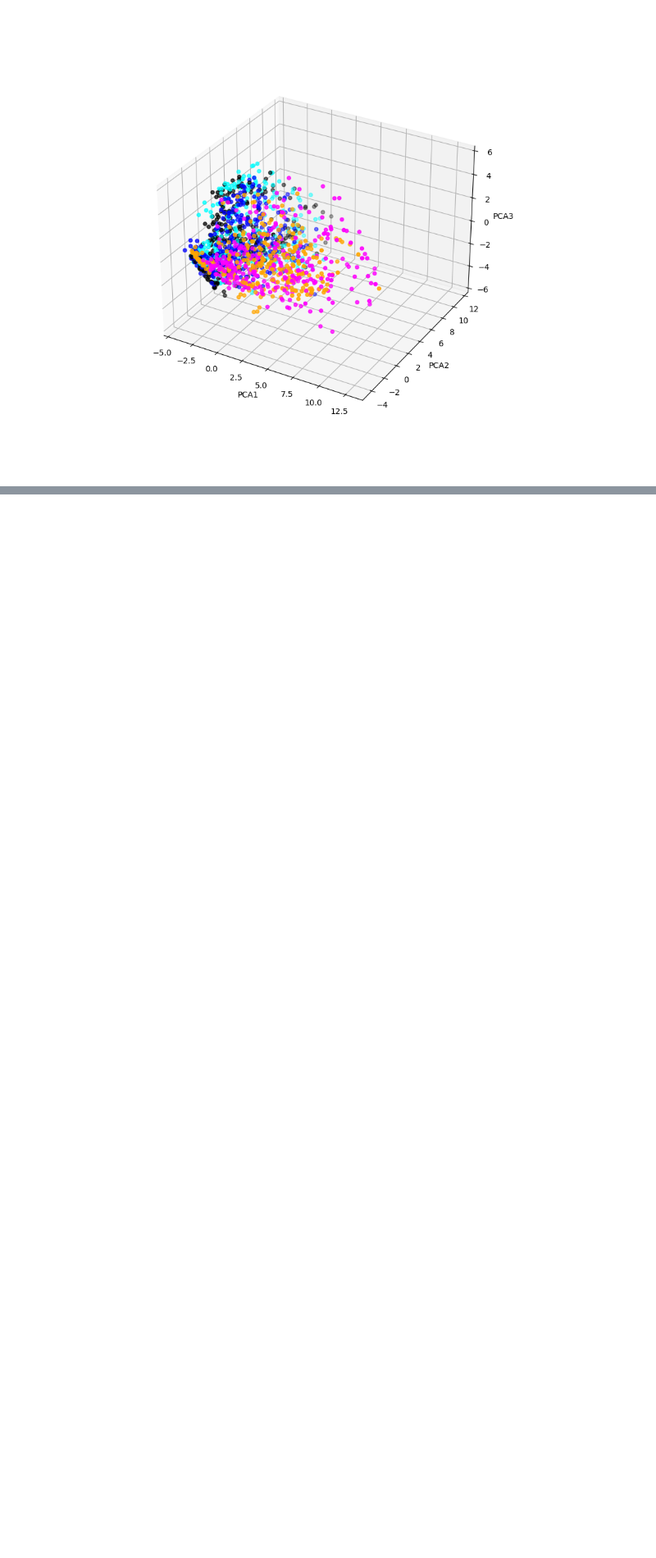
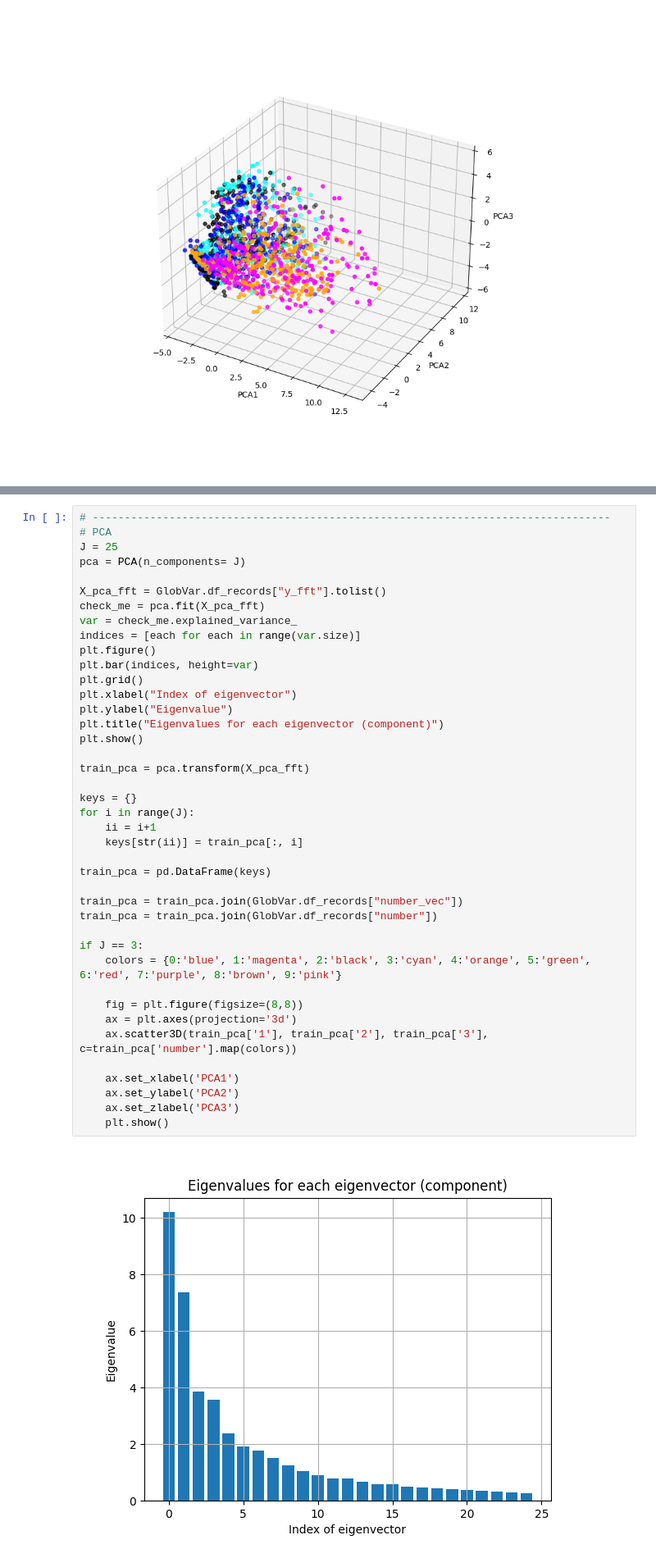
Before and after one commit to Krystian-Matusiak/SPOKEN_DIGIT_RECOGNITION, a Jupyter notebook: jupyter_frequency.ipynb, the cells around one changed output, grey strips where cells are left out. Shown at 82% size. Drawn from its saved outputs; the diff is of its cells as text; blank space fills up the shorter version.

```diff
--- a/jupyter_frequency.ipynb
+++ b/jupyter_frequency.ipynb
@@ -194,0 +201,43 @@ train_pca
+# %%
+# ---------------------------------------------------------------------------------
+# PCA
+J = 25
+pca = PCA(n_components= J)
+
+X_pca_fft = GlobVar.df_records["y_fft"].tolist()
+check_me = pca.fit(X_pca_fft)
+var = check_me.explained_variance_
+indices = [each for each in range(var.size)]
+plt.figure()
+plt.bar(indices, height=var)
+plt.grid()
+plt.xlabel("Index of eigenvector")
+plt.ylabel("Eigenvalue")
+plt.title("Eigenvalues for each eigenvector (component)")
+plt.show()
+
+train_pca = pca.transform(X_pca_fft)
+
+keys = {}
+for i in range(J):
+    ii = i+1
+    keys[str(ii)] = train_pca[:, i]
+
+train_pca = pd.DataFrame(keys)
+
+train_pca = train_pca.join(GlobVar.df_records["number_vec"])
+train_pca = train_pca.join(GlobVar.df_records["number"])
+
+if J == 3:
+    colors = {0:'blue', 1:'magenta', 2:'black', 3:'cyan', 4:'orange', 5:'green', 6:'red', 7:'purple', 8:'brown', 9:'pink'}
+
+    fig = plt.figure(figsize=(8,8))
+    ax = plt.axes(projection='3d')
+    ax.scatter3D(train_pca['1'], train_pca['2'], train_pca['3'], c=train_pca['number'].map(colors))
+
+    ax.set_xlabel('PCA1')
+    ax.set_ylabel('PCA2')
+    ax.set_zlabel('PCA3')
+    plt.show()
+# %% [output]
+[figure, added]
```
Also changed, not shown: parts of 5 cells of this notebook.
